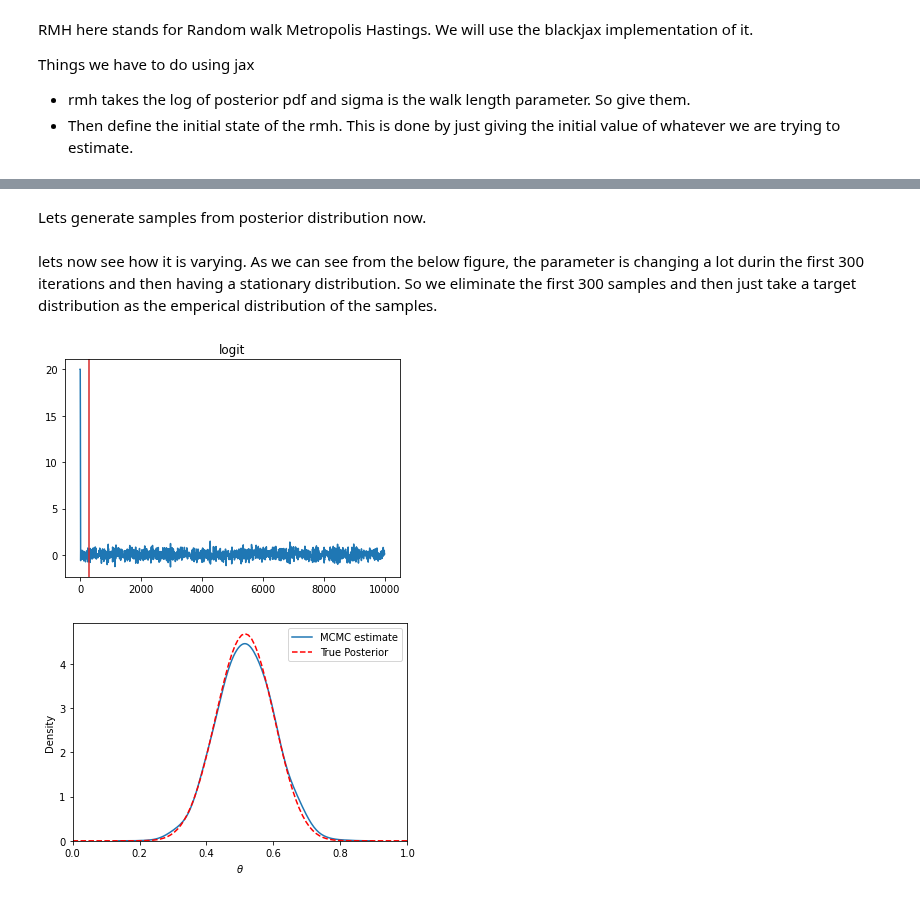
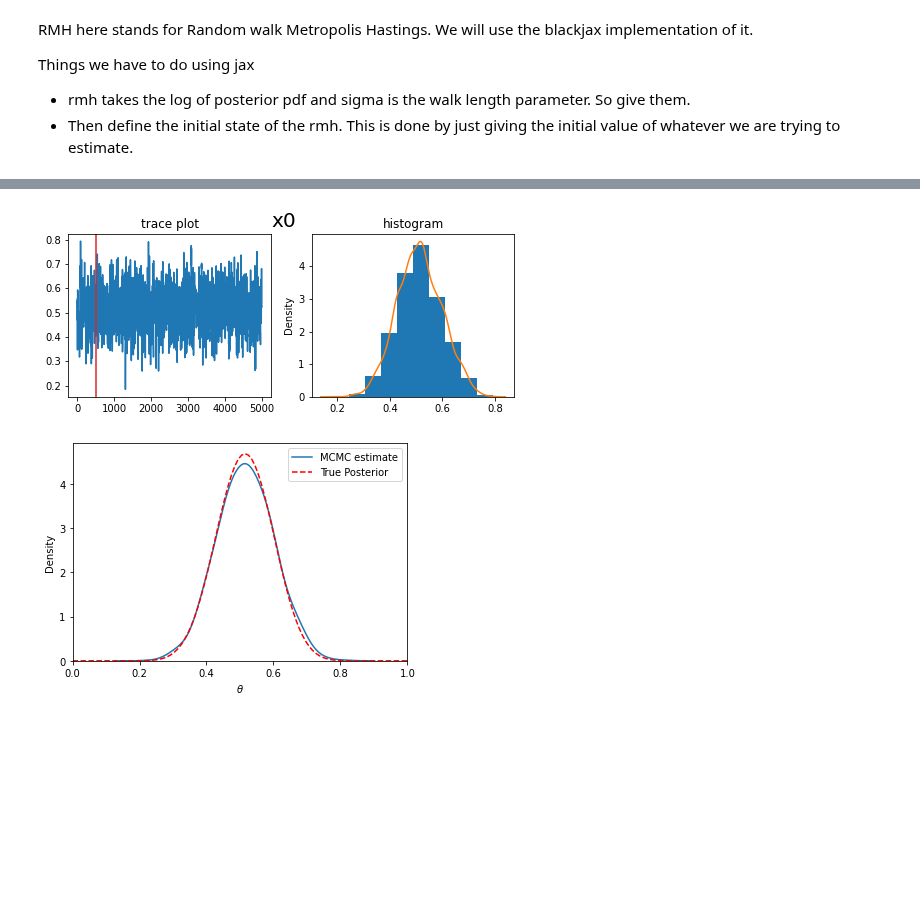
Before and after one commit to AnandShegde/pml_baselines, a Jupyter notebook: MCMC/Blackjax rmh for coin toss problem.ipynb, the cells around one changed output, grey strips where cells are left out. Cells and saved outputs as stored; diff of their text form; code cells hidden in the pictures; blank space fills up the shorter version.

Commit message:
made coin toss easy to use

```diff
--- a/MCMC/Blackjax rmh for coin toss problem.ipynb
+++ b/MCMC/Blackjax rmh for coin toss problem.ipynb
@@ -41,10 +42,10 @@ $x \sim Bernoulli(\theta)$
 def get_data(file_name):
     with open(file_name,'rb') as f:
         all_data = pickle.load(f)
-    samples = all_data['samples']
+    samples = all_data['data']
     alpha_prior = all_data['prior']['alpha']
     beta_prior = all_data['prior']['beta']
     return samples, alpha_prior, beta_prior
 # %%
-samples, alpha_prior , beta_prior = get_data("../data/coin_toss")
+samples, alpha_prior , beta_prior = get_data("../data/coin_toss/coin_toss")
 samples = jnp.array(samples)
@@ -68,13 +65,17 @@ prior_beta_dist = tfd.Beta(alpha_prior,beta_prior)
 # %%
-
-def log_postfn(x):
-  prob = jax.nn.sigmoid(x)
-  log_prior = prior_beta_dist.log_prob(prob)
-  like_bernoulli = tfd.Bernoulli(x)
-  log_like = jnp.array([jnp.sum(like_bernoulli.log_prob(samples))])
-  return (log_like+log_prior)[0]
-
-log_postfn(1)
+def create_log_postfn(samples,alpha_prior,beta_prior):
+  prior_beta_dist = tfd.Beta(alpha_prior,beta_prior)
+  def log_postfn(x):
+    x = x['x']
+    prob = jax.nn.sigmoid(x)
+    log_prior = prior_beta_dist.log_prob(prob)
+    like_bernoulli = tfd.Bernoulli(x)
+    log_like = jnp.array([jnp.sum(like_bernoulli.log_prob(samples))])
+    return (log_like+log_prior)[0]
+  return log_postfn
+log_postfn = create_log_postfn(samples,alpha_prior,beta_prior)
+x = {'x':jnp.array([1.])}
+log_postfn(x)
 # %% [output]
 DeviceArray(-9.545955, dtype=float32)
 # %% [markdown]
@@ -109,2 +89,0 @@ def inference_loop(rng_key, kernel, initial_state, num_samples):
-# %% [markdown]
-Lets generate samples from posterior distribution now.
@@ -115,14 +90,10 @@ states = inference_loop(rng_key, rmh.step, initial_state, 10000)
-# %% [markdown]
-lets now see how it is varying. As we can see from the below figure, the parameter is changing a lot durin the first 300 iterations and then having a stationary distribution. So we eliminate the first 300 samples and then just take a target distribution as the emperical distribution of the samples.
-# %%
-burnin = 300
-fig, ax = plt.subplots()
-ax.plot(states.position[:,0])
-ax.set_title(f"logit")
-ax.axvline(x=burnin, c="tab:red")
-plt.show()
-# %% [output]
-[figure, removed]
+# %%
+states = rmh_inference_loop(log_postfn,jnp.ones(1)*0.9,x,5000)
+states.position['x'] = jax.nn.sigmoid(states.position['x'])
+# %%
+plot_rmh(states,500,contains_arrays=True)
+# %% [output]
+[figure, added]
 # %%
 import pickle
 with open("../results/coin_toss/MCMC_BlackJAX","wb") as f:
```
Also changed, not shown: parts of 9 cells of this notebook.
